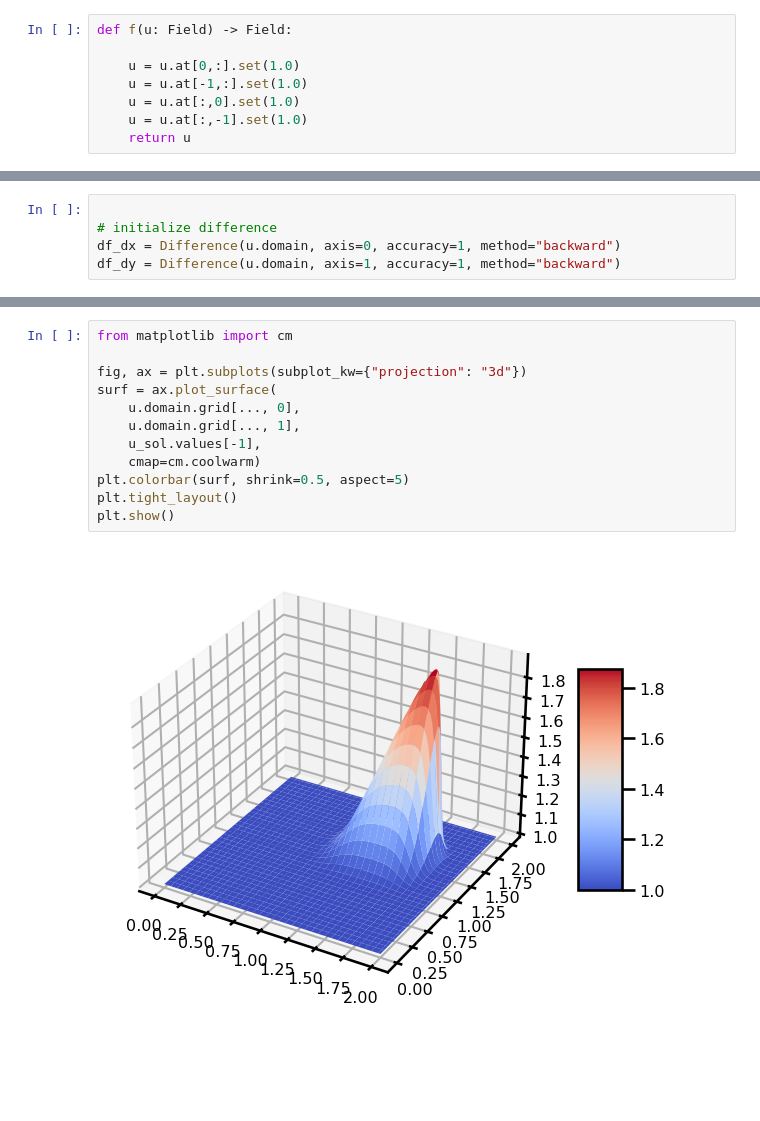
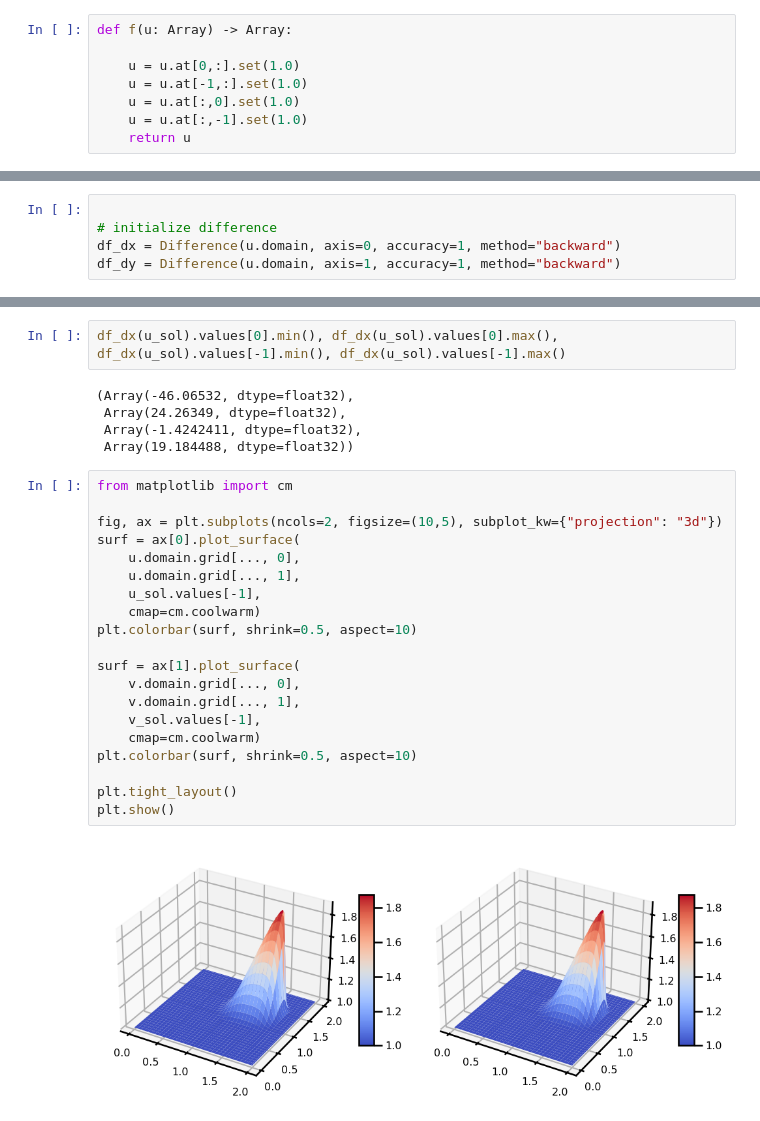
Before and after one commit to jejjohnson/jaxsw, a Jupyter notebook: notebooks/dev/eman/12_steps_2_NS/3_nonlinear_convection_2d.ipynb, the cells around one changed output, grey strips where cells are left out. Cells and saved outputs as stored; diff of their text form; blank space fills up the shorter version.

```diff
--- a/notebooks/dev/eman/12_steps_2_NS/3_nonlinear_convection_2d.ipynb
+++ b/notebooks/dev/eman/12_steps_2_NS/3_nonlinear_convection_2d.ipynb
@@ -286,7 +330,7 @@ v = init_u_hat(domain)
 # %% [markdown]
 ### Boundary Conditions
 # %%
-def f(u: Field) -> Field:
+def f(u: Array) -> Array:
 
     u = u.at[0,:].set(1.0)
     u = u.at[-1,:].set(1.0)
@@ -438,14 +515,29 @@ plt.imshow(u_sol.values[1])
+# %%
+df_dx(u_sol).values[0].min(), df_dx(u_sol).values[0].max(), df_dx(u_sol).values[-1].min(), df_dx(u_sol).values[-1].max()
+# %% [output]
+(Array(-46.06532, dtype=float32),
+ Array(24.26349, dtype=float32),
+ Array(-1.4242411, dtype=float32),
+ Array(19.184488, dtype=float32))
 # %%
 from matplotlib import cm
 
-fig, ax = plt.subplots(subplot_kw={"projection": "3d"})
-surf = ax.plot_surface(
+fig, ax = plt.subplots(ncols=2, figsize=(10,5), subplot_kw={"projection": "3d"})
+surf = ax[0].plot_surface(
     u.domain.grid[..., 0],
     u.domain.grid[..., 1],
     u_sol.values[-1],
     cmap=cm.coolwarm)
-plt.colorbar(surf, shrink=0.5, aspect=5)
+plt.colorbar(surf, shrink=0.5, aspect=10)
+
+surf = ax[1].plot_surface(
+    v.domain.grid[..., 0],
+    v.domain.grid[..., 1],
+    v_sol.values[-1],
+    cmap=cm.coolwarm)
+plt.colorbar(surf, shrink=0.5, aspect=10)
+
 plt.tight_layout()
 plt.show()
 # %% [output]
-[figure, old version]
+[figure, new version]
```
Also changed, not shown: parts of 16 cells of this notebook, 6 other files.
